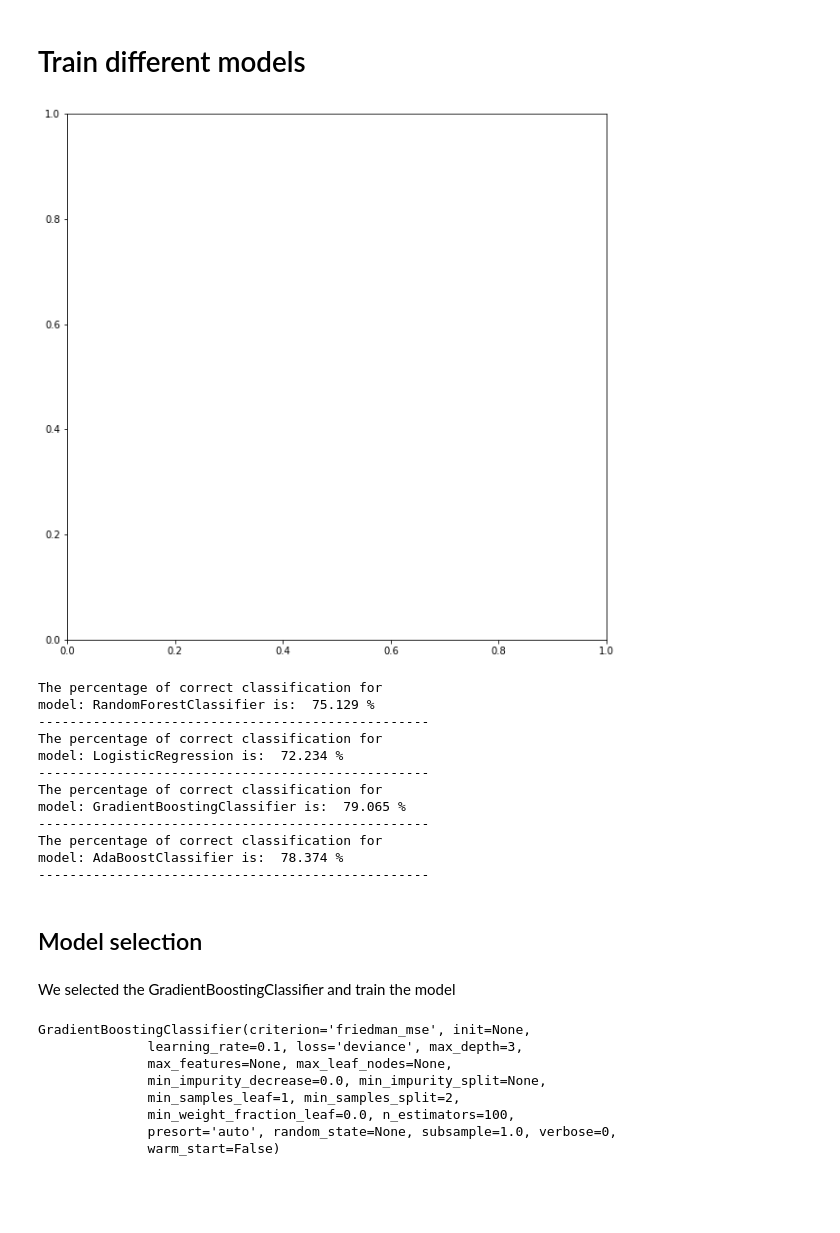
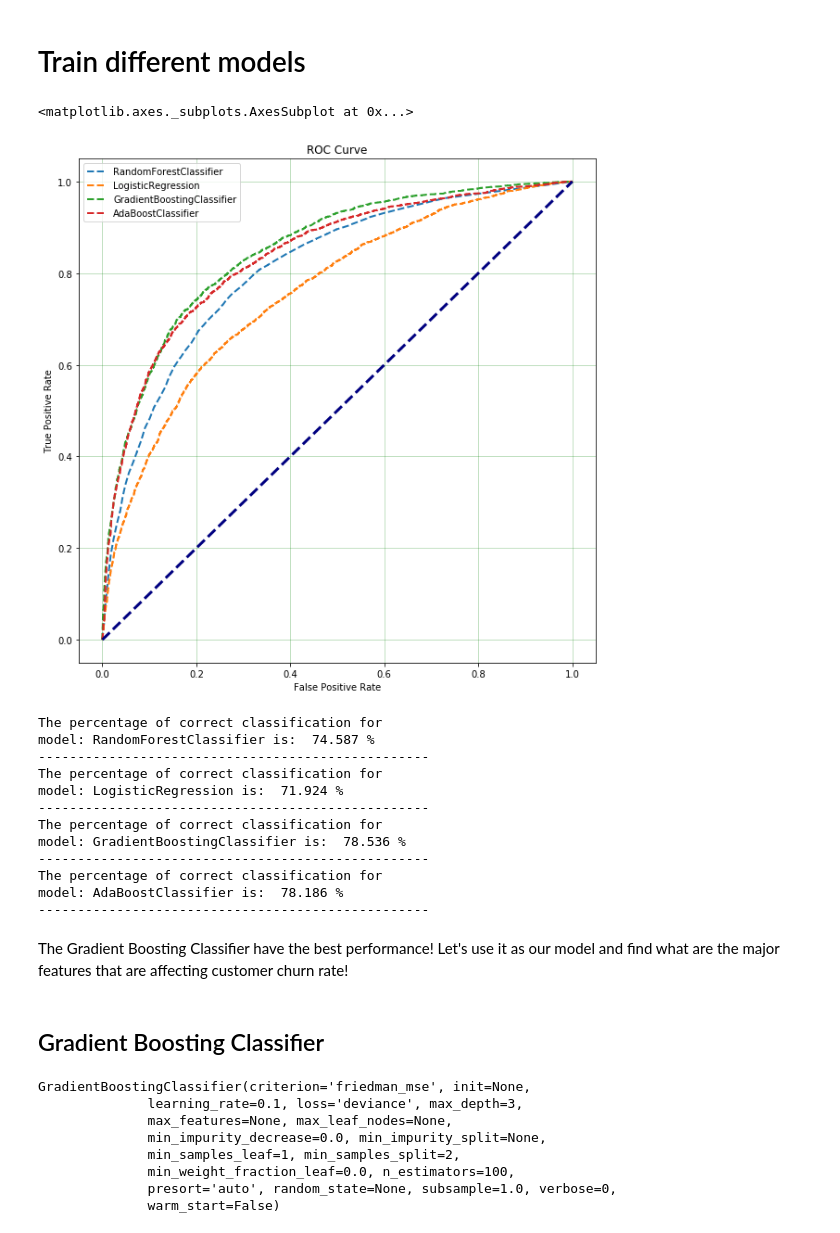
Before and after one commit to kammybdeng/churn-analysis-case-study, a Jupyter notebook: Churn-Prediction-Report.ipynb, the cells around one changed output. Drawn from its saved outputs; the diff is of its cells as text; code cells hidden in the pictures; blank space fills up the shorter version.

```diff
--- a/Churn-Prediction-Report.ipynb
+++ b/Churn-Prediction-Report.ipynb
@@ -147,9 +171,7 @@ def clean_avg_rating_of_driver(df):
     '''
     Cleaning the 'avg_rating_of_driver' column and creating 3 new columns:
         1. Column where we replace all np.nan to the median.
-        2. Column where we replace all np.nan to the mode.
-        3. Column where we replace all np.nan to the mean.
-        4. Column where we create a scaled version of original
+        2. Column where we create a scaled version of original
            while replacing all np.nan to median.
     '''
 
@@ -213,6 +212,9 @@ Should remove all 0 miles and more than 120 miles. I pick 120 mile as the thresh
 def avg_dist_clean(df):
 
     df_copy = df.copy()
-    df_copy.drop(df_copy[df_copy.avg_dist == 0].index, inplace = True)
+    # outliers on the left side
+    df_copy.drop(df_copy[df_copy.avg_dist < 0.05].index, inplace = True)
+    # outliers on the right side
+    df_copy.drop(df_copy[df_copy.avg_dist > 120].index, inplace = True)
 
     return df_copy
@@ -229,22 +223,9 @@ array(['Astapor', 'Winterfell', "King's Landing"], dtype=object)
 # %%
 def dummify_city(df):
 
-    """
-    Input: DataFrame
-    New columns, the 'city' column to dummy values
-    New column, the 'city' column converted to integers
-    Output: DataFrame
-    """
-
     df_copy = df.copy()
-
-    # Duplcate, sacrifical 'city' column
-    #working_df['raw_city'] = working_df['city']
-
-    # Make Dummy Columns
     new_df = pd.get_dummies(df_copy, columns=['city'], drop_first=True)
 
-
     return new_df
 # %%
 def dummify_phone(df):
@@ -342,12 +346,15 @@ Accuracy =  75.06838905775076 %
 # %% [markdown]
 # Train different models
 # %%
-reload(roc_curve_plot)
 _,ax = plt.subplots(1,1,figsize = (10,10))
-models = [RandomForestClassifier(n_estimators=50), LogisticRegression(), \
-          GradientBoostingClassifier(),AdaBoostClassifier(GradientBoostingClassifier(),\
-                                                          learning_rate=1)]
-#roc_curve_plot.plot_roc(X,y,models,ax)
+
+models = [RandomForestClassifier(n_estimators=50), \
+          LogisticRegression(), \
+          GradientBoostingClassifier(), \
+          AdaBoostClassifier(GradientBoostingClassifier(), learning_rate=1)]
+
+plot_roc_curve.plot_roc(X,y,models,ax);
 # %% [output]
+<matplotlib.axes._subplots.AxesSubplot at 0x...>
-[figure, old version]
+[figure, new version]
 # %%
@@ -354,6 +362,5 @@ models = [RandomForestClassifier(n_estimators=50), LogisticRegression(), \
 cost_matrix = np.array([[200, -100], [ 0,   0]]).T
 # %%
-reload(functions)
 for model in models:
 
     m,profits,p = functions.plot_profit_curve(model, cost_matrix, X_train, X_test,\
@@ -367,21 +374,21 @@ for model in models:
     print('-'*50)
 # %% [output]
 The percentage of correct classification for
-model: RandomForestClassifier is:  75.129 %
+model: RandomForestClassifier is:  74.587 %
 --------------------------------------------------
 The percentage of correct classification for
-model: LogisticRegression is:  72.234 %
+model: LogisticRegression is:  71.924 %
 --------------------------------------------------
 The percentage of correct classification for
-model: GradientBoostingClassifier is:  79.065 %
+model: GradientBoostingClassifier is:  78.536 %
 --------------------------------------------------
 The percentage of correct classification for
-model: AdaBoostClassifier is:  78.374 %
+model: AdaBoostClassifier is:  78.186 %
 --------------------------------------------------
-# %% [markdown]
-## Model selection
-# %% [markdown]
-We selected the GradientBoostingClassifier and train the model
+# %% [markdown]
+The Gradient Boosting Classifier have the best performance! Let's use it as our model and find what are the major features that are affecting customer churn rate!
+# %% [markdown]
+## Gradient Boosting Classifier
 # %%
 final_model = GradientBoostingClassifier()
 final_model.fit(X_train, y_train)
```
Also changed, not shown: parts of 58 cells of this notebook, 3 other files.
